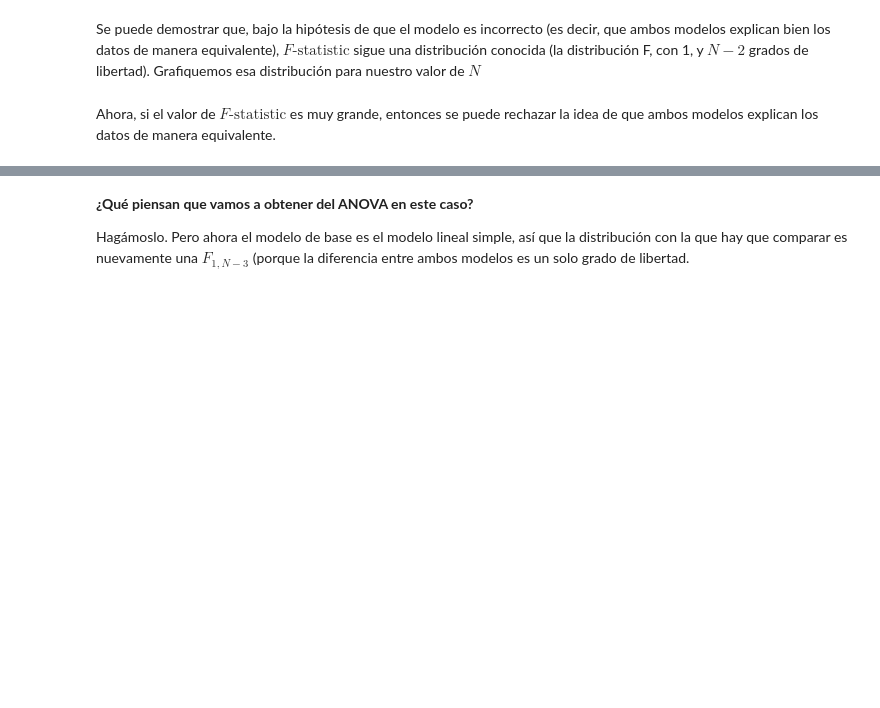
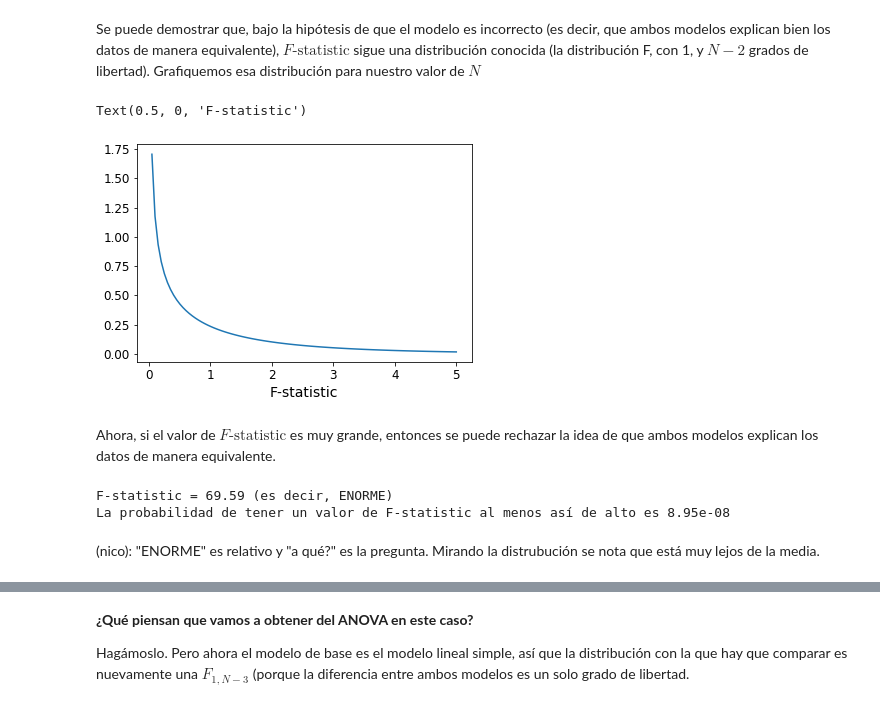
Before and after one commit to naikymen/ML_UNSAM, a Jupyter notebook: 04_LinearModels_Evaluation.ipynb, the cells around one changed output, grey strips where cells are left out. Cells and saved outputs as stored; diff of their text form; code cells hidden in the pictures; blank space fills up the shorter version.

Commit message:
algunas notas de clase
llegue tarde

```diff
--- a/04_LinearModels_Evaluation.ipynb
+++ b/04_LinearModels_Evaluation.ipynb
@@ -548,11 +604,16 @@ Se puede demostrar que, bajo la hipótesis de que el modelo es incorrecto (es de
 # %%
 import scipy.stats as st
 
-my_f = st.f(dfn=1, dfd=len(t)-2)
+model_features = 2 # Obs: esto define el grado del polinomio que se ajusta
+
+my_f = st.f(dfn=1, dfd=len(t)-model_features)
 
 xx = np.linspace(0, 5, 100)
 plt.plot(xx, my_f.pdf(xx))
 plt.xlabel('F-statistic')
+# %% [output]
+Text(0.5, 0, 'F-statistic')
+[figure, added]
 # %% [markdown]
 Ahora, si el valor de $ F \text{-statistic}$ es muy grande, entonces se puede rechazar la idea de que ambos modelos explican los datos de manera equivalente.
 # %%
@@ -570,6 +631,11 @@ fratio = screg/scres
 print('F-statistic = {:.2f} (es decir, ENORME)'.format(fratio))
 
 print('La probabilidad de tener un valor de F-statistic al menos así de alto es {:.2e}'.format(1 - my_f.cdf(fratio)))
+# %% [output]
+F-statistic = 69.59 (es decir, ENORME)
+La probabilidad de tener un valor de F-statistic al menos así de alto es 8.95e-08
+# %% [markdown]
+(nico): "ENORME" es relativo y "a qué?" es la pregunta. Mirando la distrubución se nota que está muy lejos de la media.
 # %%
 # Let's try now with a degree-two polynomial
 from sklearn.preprocessing import PolynomialFeatures
```
Also changed, not shown: parts of 26 cells of this notebook, 1 other file.
